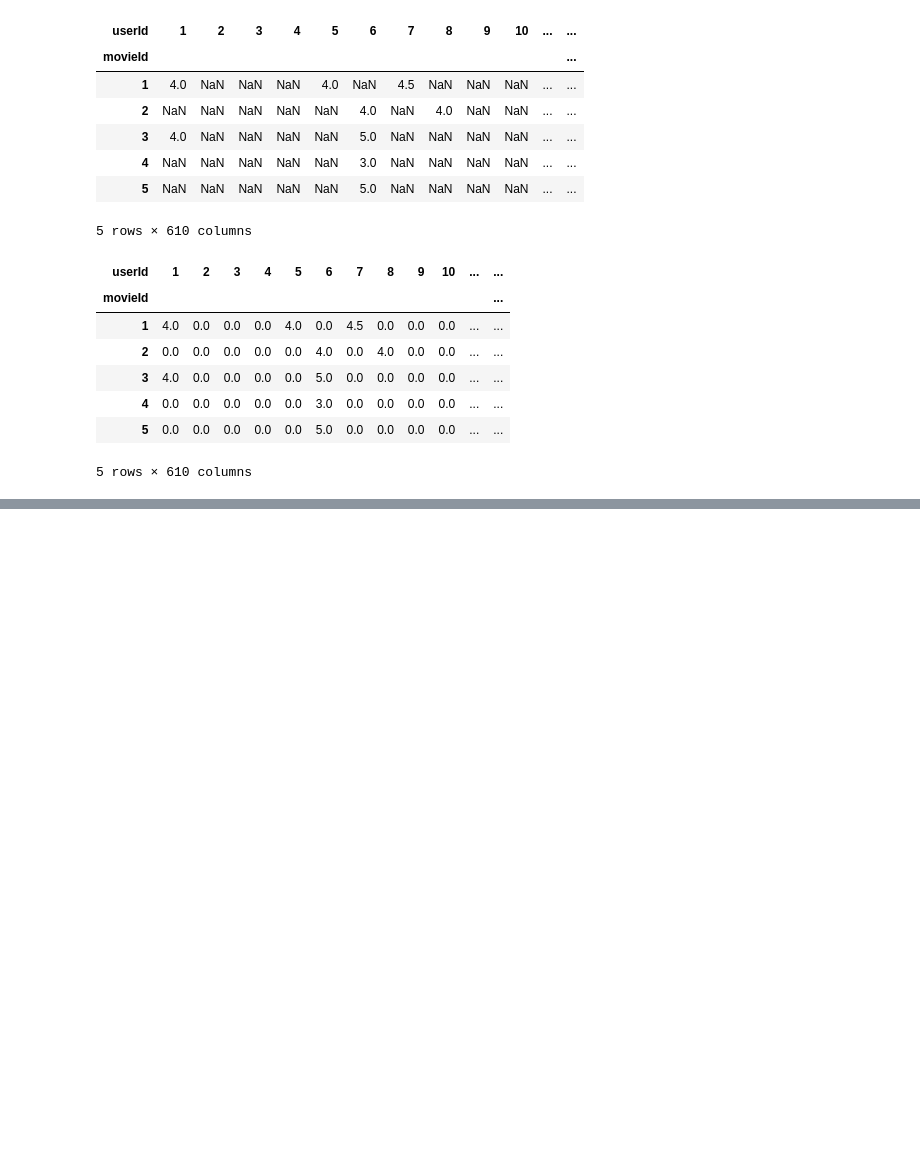
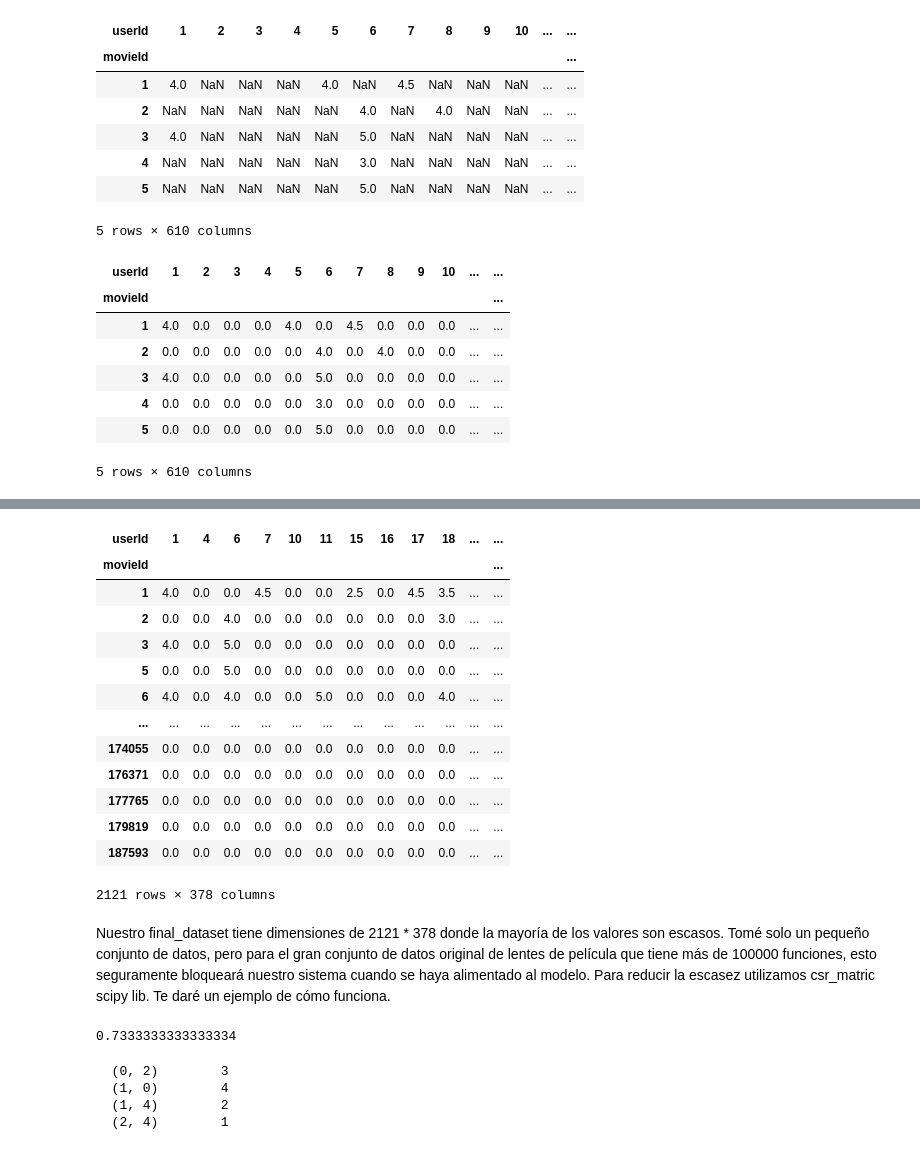
Before and after one commit to DenisFZelaya/SeminarioIA-MasterIA, a Jupyter notebook: notebooks/exploration.ipynb, the cells around one changed output, grey strips where cells are left out. Drawn from its saved outputs; the diff is of its cells as text; code cells hidden in the pictures; blank space fills up the shorter version.

Commit message:
FEAT: Primer modelo funcional

```diff
--- a/notebooks/exploration.ipynb
+++ b/notebooks/exploration.ipynb
@@ -71,0 +86,3 @@ To qualify a user, minimum 50 movies should have voted by the user.
+# %%
+# Filtar solo por los usuarios que tengan mas de 10 votaciones
+final_dataset = final_dataset.loc[no_user_voted[no_user_voted > 10].index,:]
@@ -71,0 +98,34 @@ To qualify a user, minimum 50 movies should have voted by the user.
+# %%
+final_dataset=final_dataset.loc[:,no_movies_voted[no_movies_voted > 50].index]
+final_dataset
+# %% [output]
+| userId | 1 | 4 | 6 | 7 | 10 | 11 | 15 | 16 | 17 | 18 | ... | ... |
+| movieId |  |  |  |  |  |  |  |  |  |  |  | ... |
+| 1 | 4.0 | 0.0 | 0.0 | 4.5 | 0.0 | 0.0 | 2.5 | 0.0 | 4.5 | 3.5 | ... | ... |
+| 2 | 0.0 | 0.0 | 4.0 | 0.0 | 0.0 | 0.0 | 0.0 | 0.0 | 0.0 | 3.0 | ... | ... |
+| 3 | 4.0 | 0.0 | 5.0 | 0.0 | 0.0 | 0.0 | 0.0 | 0.0 | 0.0 | 0.0 | ... | ... |
+| 5 | 0.0 | 0.0 | 5.0 | 0.0 | 0.0 | 0.0 | 0.0 | 0.0 | 0.0 | 0.0 | ... | ... |
+| 6 | 4.0 | 0.0 | 4.0 | 0.0 | 0.0 | 5.0 | 0.0 | 0.0 | 0.0 | 4.0 | ... | ... |
+| ... | ... | ... | ... | ... | ... | ... | ... | ... | ... | ... | ... | ... |
+| 174055 | 0.0 | 0.0 | 0.0 | 0.0 | 0.0 | 0.0 | 0.0 | 0.0 | 0.0 | 0.0 | ... | ... |
+| 176371 | 0.0 | 0.0 | 0.0 | 0.0 | 0.0 | 0.0 | 0.0 | 0.0 | 0.0 | 0.0 | ... | ... |
+| 177765 | 0.0 | 0.0 | 0.0 | 0.0 | 0.0 | 0.0 | 0.0 | 0.0 | 0.0 | 0.0 | ... | ... |
+| 179819 | 0.0 | 0.0 | 0.0 | 0.0 | 0.0 | 0.0 | 0.0 | 0.0 | 0.0 | 0.0 | ... | ... |
+| 187593 | 0.0 | 0.0 | 0.0 | 0.0 | 0.0 | 0.0 | 0.0 | 0.0 | 0.0 | 0.0 | ... | ... |
+2121 rows × 378 columns
+# %% [markdown]
+Nuestro final_dataset tiene dimensiones de 2121 * 378 donde la mayoría de los valores son escasos. Tomé solo un pequeño conjunto de datos, pero para el gran conjunto de datos original de lentes de película que tiene más de 100000 funciones, esto seguramente bloqueará nuestro sistema cuando se haya alimentado al modelo. Para reducir la escasez utilizamos csr_matric scipy lib. Te daré un ejemplo de cómo funciona.
+# %%
+sample = np.array([[0,0,3,0,0],[4,0,0,0,2],[0,0,0,0,1]])
+sparsity = 1.0 - ( np.count_nonzero(sample) / float(sample.size) )
+print(sparsity)
+# %% [output]
+0.7333333333333334
+# %%
+csr_sample = csr_matrix(sample)
+print(csr_sample)
+# %% [output]
+  (0, 2)        3
+  (1, 0)        4
+  (1, 4)        2
+  (2, 4)        1
```
Also changed, not shown: parts of 26 cells of this notebook, 9 other files.
